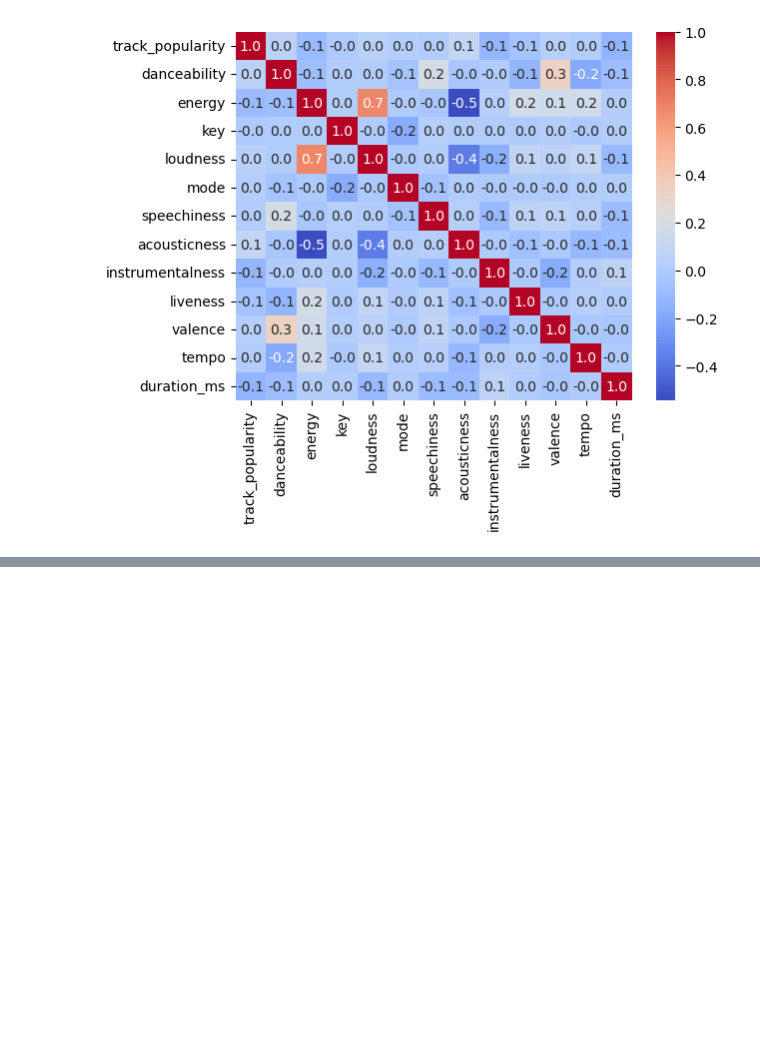
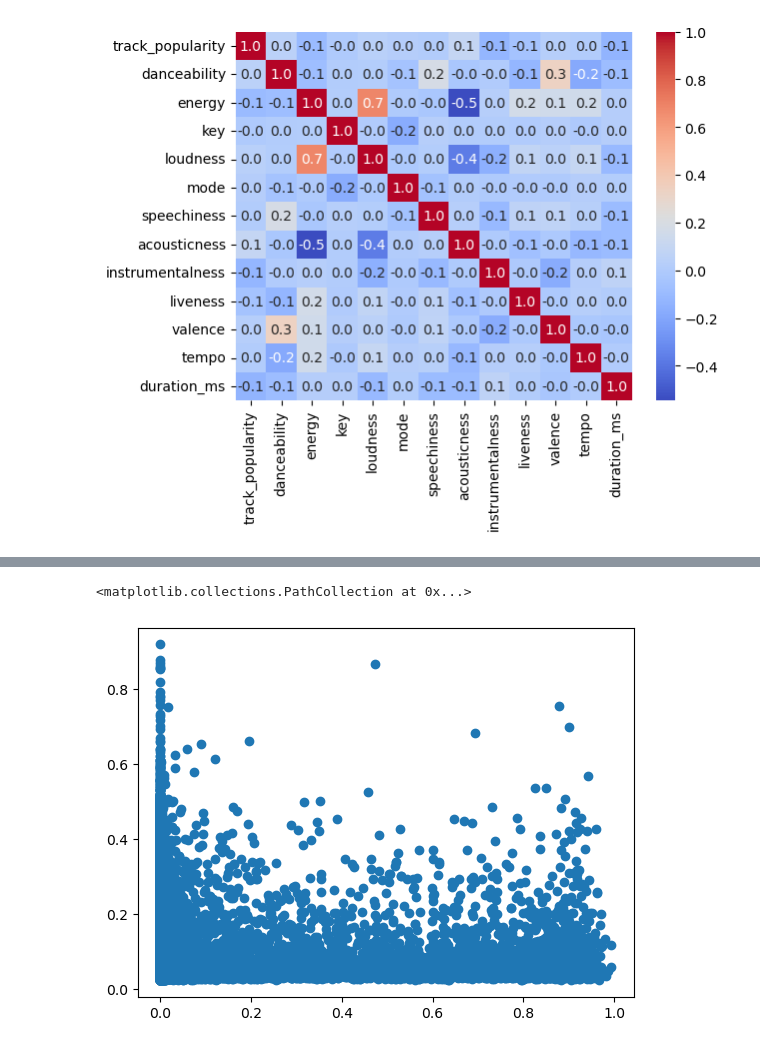
Before and after one commit to gstirk27/stat486-final_project, a Jupyter notebook: spotify_analysis.ipynb, the cells around one changed output, grey strips where cells are left out. Saved outputs shown, nothing was run; the diff lists cells and outputs as text; code cells hidden in the pictures; blank space fills up the shorter version.

```diff
--- a/spotify_analysis.ipynb
+++ b/spotify_analysis.ipynb
@@ -147,0 +156,5 @@ sb.heatmap(correlation_matrix, annot=True, cmap='coolwarm', fmt=".1f")
+# %%
+plt.pyplot.scatter(df['instrumentalness'],df['speechiness'])
+# %% [output]
+<matplotlib.collections.PathCollection at 0x...>
+[figure, added]
```
Also changed, not shown: parts of 7 cells of this notebook, 3 other files.
